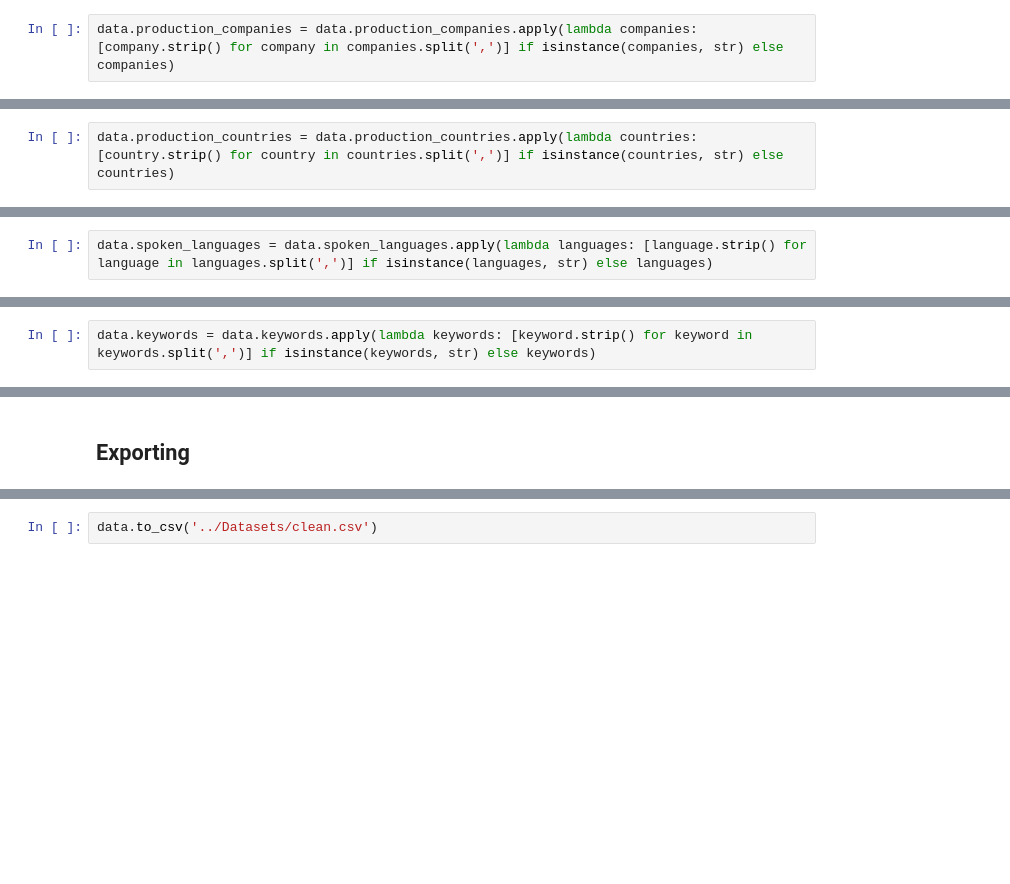
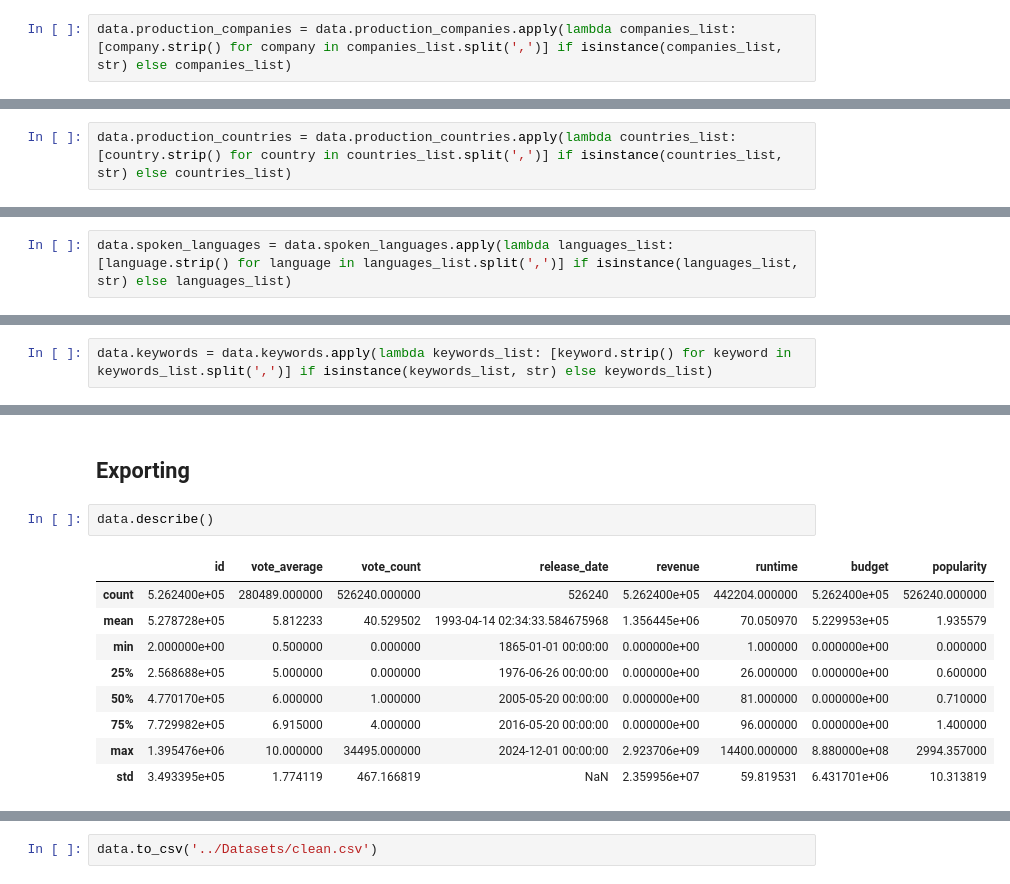
Before and after one commit to KiwiFlavorBepis/FilmFinder, a Jupyter notebook: Data/Data Cleaning/Data_Cleaning.ipynb, the cells around one changed output, grey strips where cells are left out. Drawn from its saved outputs; the diff is of its cells as text; blank space fills up the shorter version.

```diff
--- a/Data/Data Cleaning/Data_Cleaning.ipynb
+++ b/Data/Data Cleaning/Data_Cleaning.ipynb
@@ -674,7 +674,7 @@ Name: production_companies, dtype: object
 # %% [markdown]
 The production companies in the `production_companies` column are all in one string. They need to be split up to be own their own.
 # %%
-data.production_companies = data.production_companies.apply(lambda companies: [company.strip() for company in companies.split(',')] if isinstance(companies, str) else companies)
+data.production_companies = data.production_companies.apply(lambda companies_list: [company.strip() for company in companies_list.split(',')] if isinstance(companies_list, str) else companies_list)
 # %% [markdown]
 Now the companies are in lists.
 # %%
@@ -721,7 +721,7 @@ Name: production_countries, dtype: object
 # %% [markdown]
 The countries in the `production_countries` column are all in one string. They need to be split up on their own.
 # %%
-data.production_countries = data.production_countries.apply(lambda countries: [country.strip() for country in countries.split(',')] if isinstance(countries, str) else countries)
+data.production_countries = data.production_countries.apply(lambda countries_list: [country.strip() for country in countries_list.split(',')] if isinstance(countries_list, str) else countries_list)
 # %% [markdown]
 Now the countries are in lists.
 # %%
@@ -798,7 +798,7 @@ Name: spoken_languages, dtype: object
 # %% [markdown]
 The languages in the `spoken_languages` column are in strings. They need to be split up.
 # %%
-data.spoken_languages = data.spoken_languages.apply(lambda languages: [language.strip() for language in languages.split(',')] if isinstance(languages, str) else languages)
+data.spoken_languages = data.spoken_languages.apply(lambda languages_list: [language.strip() for language in languages_list.split(',')] if isinstance(languages_list, str) else languages_list)
 # %%
 data.spoken_languages.info()
 # %% [output]
@@ -858,7 +858,7 @@ Name: keywords, dtype: object
 # %% [markdown]
 The keywords in the `keywords` column are all in one string. They need to be split up.
 # %%
-data.keywords = data.keywords.apply(lambda keywords: [keyword.strip() for keyword in keywords.split(',')] if isinstance(keywords, str) else keywords)
+data.keywords = data.keywords.apply(lambda keywords_list: [keyword.strip() for keyword in keywords_list.split(',')] if isinstance(keywords_list, str) else keywords_list)
 # %%
 data.keywords.info()
 # %% [output]
@@ -894,3 +894,15 @@ edgewood                      1
 Name: count, Length: 41986, dtype: int64
 # %% [markdown]
 ## Exporting
+# %%
+data.describe()
+# %% [output]
+|  | id | vote_average | vote_count | release_date | revenue | runtime | budget | popularity |
+| count | 5.262400e+05 | 280489.000000 | 526240.000000 | 526240 | 5.262400e+05 | 442204.000000 | 5.262400e+05 | 526240.000000 |
+| mean | 5.278728e+05 | 5.812233 | 40.529502 | 1993-04-14 02:34:33.584675968 | 1.356445e+06 | 70.050970 | 5.229953e+05 | 1.935579 |
+| min | 2.000000e+00 | 0.500000 | 0.000000 | 1865-01-01 00:00:00 | 0.000000e+00 | 1.000000 | 0.000000e+00 | 0.000000 |
+| 25% | 2.568688e+05 | 5.000000 | 0.000000 | 1976-06-26 00:00:00 | 0.000000e+00 | 26.000000 | 0.000000e+00 | 0.600000 |
+| 50% | 4.770170e+05 | 6.000000 | 1.000000 | 2005-05-20 00:00:00 | 0.000000e+00 | 81.000000 | 0.000000e+00 | 0.710000 |
+| 75% | 7.729982e+05 | 6.915000 | 4.000000 | 2016-05-20 00:00:00 | 0.000000e+00 | 96.000000 | 0.000000e+00 | 1.400000 |
+| max | 1.395476e+06 | 10.000000 | 34495.000000 | 2024-12-01 00:00:00 | 2.923706e+09 | 14400.000000 | 8.880000e+08 | 2994.357000 |
+| std | 3.493395e+05 | 1.774119 | 467.166819 | NaN | 2.359956e+07 | 59.819531 | 6.431701e+06 | 10.313819 |
```
Also changed, not shown: parts of 28 cells of this notebook.
